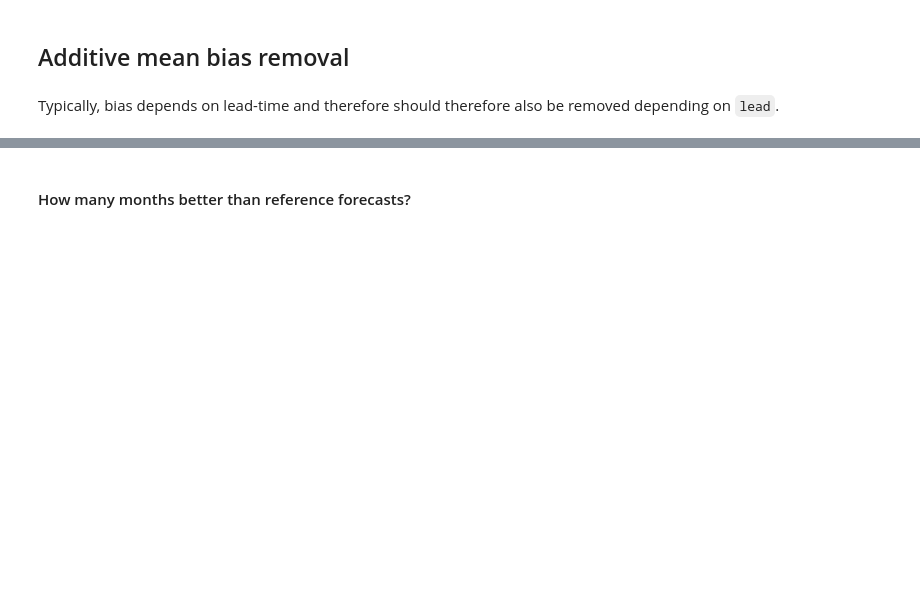
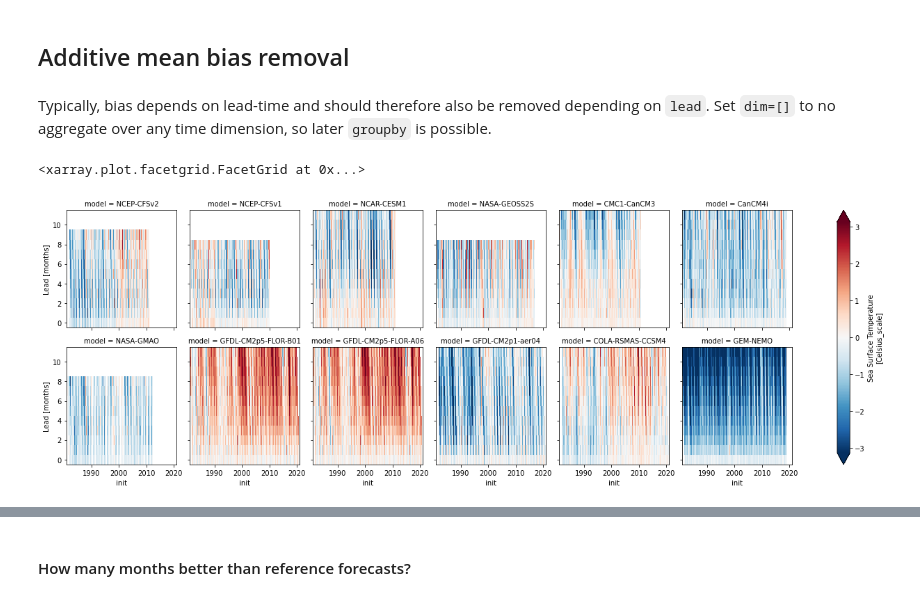
Before and after one commit to aaronspring/climpred_egu22_demo, a Jupyter notebook: EGU22.ipynb, the cells around one changed output, grey strips where cells are left out. Drawn from its saved outputs; the diff is of its cells as text; code cells hidden in the pictures; blank space fills up the shorter version.

```diff
--- a/EGU22.ipynb
+++ b/EGU22.ipynb
@@ -37,13 +66,16 @@ hindcast
 # %% [markdown]
 ## Additive mean bias removal
 # %% [markdown]
-Typically, bias depends on lead-time and therefore should therefore also be removed depending on `lead`.
+Typically, bias depends on lead-time and should therefore also be removed depending on `lead`. Set `dim=[]` to no aggregate over any time dimension, so later `groupby` is possible.
 # %%
 bias = hindcast.verify(
     metric="additive_bias", comparison="e2o", dim=[], alignment="same_verifs"
 )
 
-bias[v].plot(col="model")
+bias[v].plot(col="model", col_wrap=6, robust=True)
+# %% [output]
+<xarray.plot.facetgrid.FacetGrid at 0x...>
+[figure, added]
 # %%
 # group bias by seasonality
 seasonality = climpred.options.OPTIONS["seasonality"]
```
Also changed, not shown: parts of 29 cells of this notebook.
